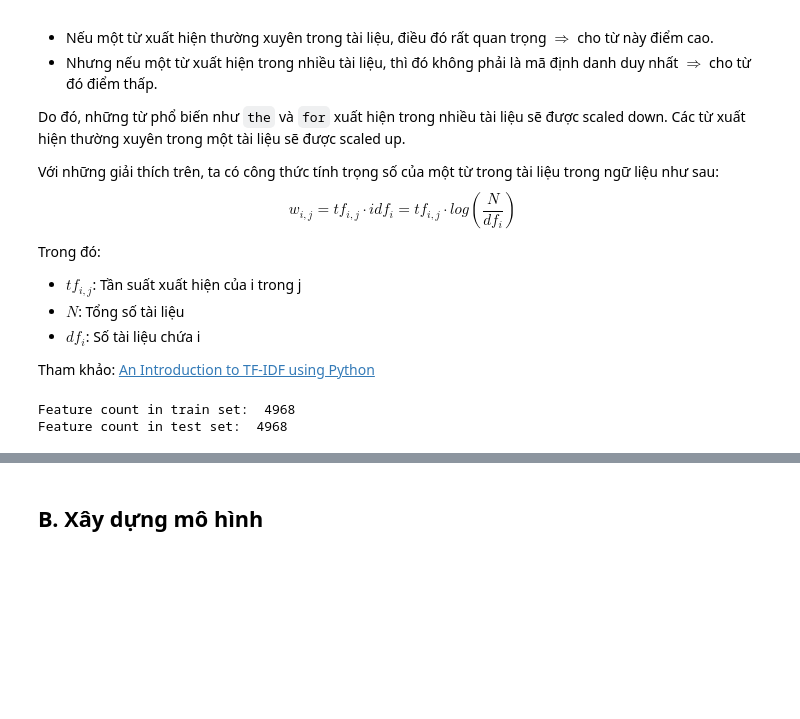
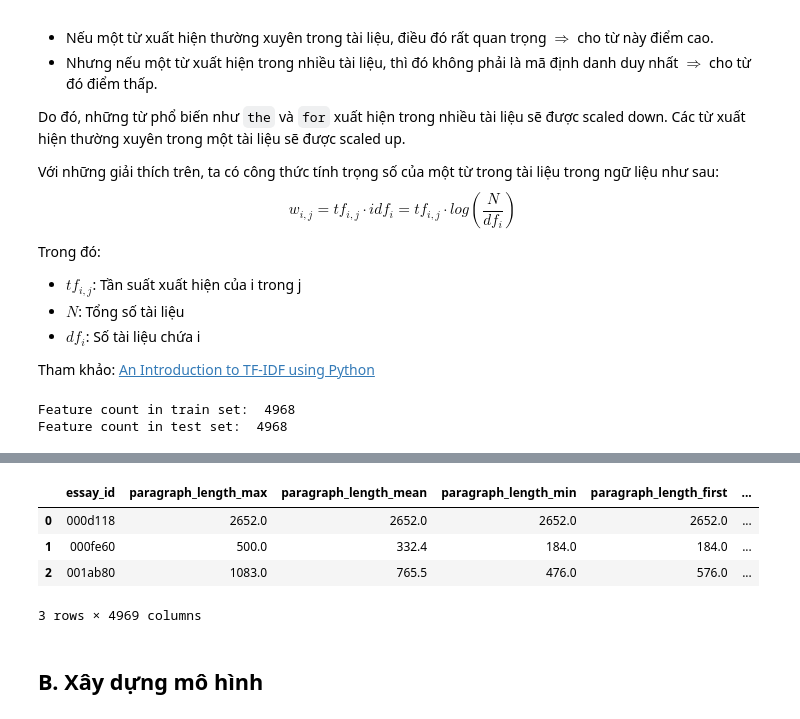
Before and after one commit to dagngyen/hcmus_23-24_automated-essay-scoring, a Jupyter notebook: model.ipynb, the cells around one changed output, grey strips where cells are left out. Drawn from its saved outputs; the diff is of its cells as text; code cells hidden in the pictures; blank space fills up the shorter version.

```diff
--- a/model.ipynb
+++ b/model.ipynb
@@ -480,3 +506,11 @@ Feature count in test set:  4968
+# %%
+test_feats
+# %% [output]
+|  | essay_id | paragraph_length_max | paragraph_length_mean | paragraph_length_min | paragraph_length_first | ... |
+| 0 | 000d118 | 2652.0 | 2652.0 | 2652.0 | 2652.0 | ... |
+| 1 | 000fe60 | 500.0 | 332.4 | 184.0 | 184.0 | ... |
+| 2 | 001ab80 | 1083.0 | 765.5 | 476.0 | 576.0 | ... |
+3 rows × 4969 columns
 # %% [markdown]
 ## **B. Xây dựng mô hình**
 # %% [markdown]
```
Also changed, not shown: parts of 20 cells of this notebook.
